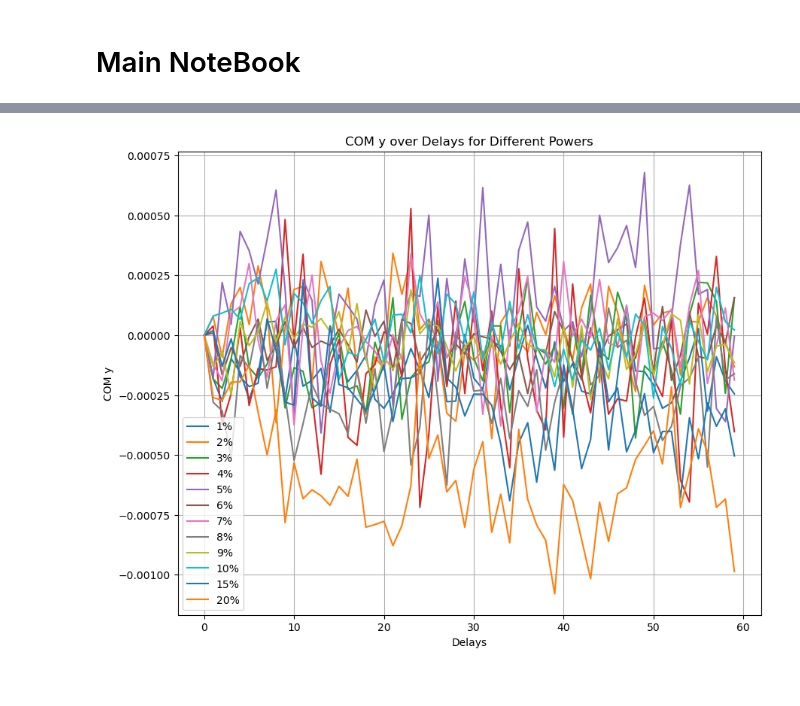
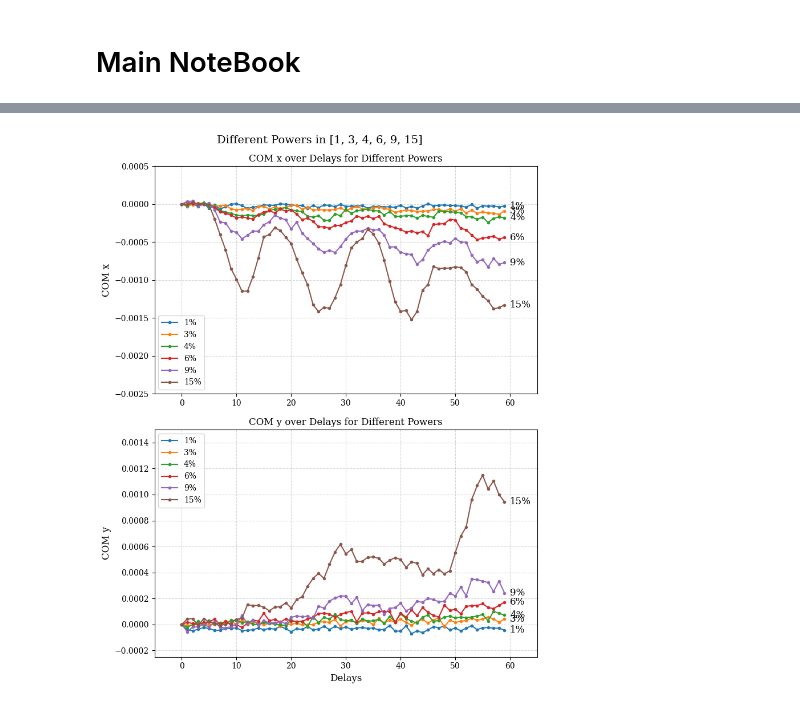
Before and after one commit to SJB7777/STO-XFEL, a Jupyter notebook: notebooks/delay.ipynb, the cells around one changed output, grey strips where cells are left out. Cells and saved outputs as stored; diff of their text form; code cells hidden in the pictures.

```diff
--- a/notebooks/delay.ipynb
+++ b/notebooks/delay.ipynb
@@ -184,21 +91,44 @@ ax.grid(True)
-# %%
-fig, ax = plt.subplots(figsize=(10, 8))
-
-for i, (power, com_y) in enumerate(power_com_y.items()):
-    color = colors[i % len(colors)]
-    ax.plot(delays, com_y, label=f'{power}%')
-
-# 제목 추가
-ax.set_title('COM y over Delays for Different Powers')
-
-# 축 레이블 추가
-ax.set_xlabel('Delays')
-ax.set_ylabel('COM y')
-
-# 범례 추가
-ax.legend()
-
-# 그리드 추가
-ax.grid(True)
-# %% [output]
-[figure, removed]
+# %%
+import matplotlib.pyplot as plt
+import seaborn as sns
+
+# 글꼴 및 텍스트 설정
+plt.rcParams['font.size'] = 12
+plt.rcParams['font.family'] = 'serif'
+
+fig, ax = plt.subplots(2, 1, figsize=(8, 10))
+
+for power, com_x, com_y in zip(power_run, power_com_x.values(), power_com_y.values()):
+    ax[0].plot(delays, com_x, ".-", label=f'{power}%')
+    ax[1].plot(delays, com_y, ".-", label=f'{power}%')
+
+    ax[0].text(delays[-1] + 1, com_x[-1], f'{power}%', va='center', ha='left')
+    ax[1].text(delays[-1] + 1, com_y[-1], f'{power}%', va='center', ha='left')
+
+fig.suptitle(f"Different Powers in {list(power_run)}", fontsize=14)
+
+ax[0].set_title('COM x over Delays for Different Powers', fontsize=12)
+ax[1].set_title('COM y over Delays for Different Powers', fontsize=12)
+
+ax[0].set_ylabel('COM x', fontsize=12)
+ax[1].set_ylabel('COM y', fontsize=12)
+
+ax[0].set_xlim(-5, 65)
+ax[1].set_xlim(-5, 65)
+ax[0].set_ylim(-0.0025, 0.0005)
+ax[1].set_ylim(-0.00025, 0.0015)
+
+ax[1].set_xlabel('Delays', fontsize=12)
+
+ax[0].legend(fontsize=10, loc='best')
+ax[1].legend(fontsize=10, loc='best')
+
+ax[0].grid(True, linestyle='--', alpha=0.5)
+ax[1].grid(True, linestyle='--', alpha=0.5)
+
+ax[0].tick_params(axis='both', which='major', labelsize=10)
+ax[1].tick_params(axis='both', which='major', labelsize=10)
+
+plt.tight_layout();
+# %% [output]
+[figure, added]
```
Also changed, not shown: parts of 20 cells of this notebook, 6 other files.
